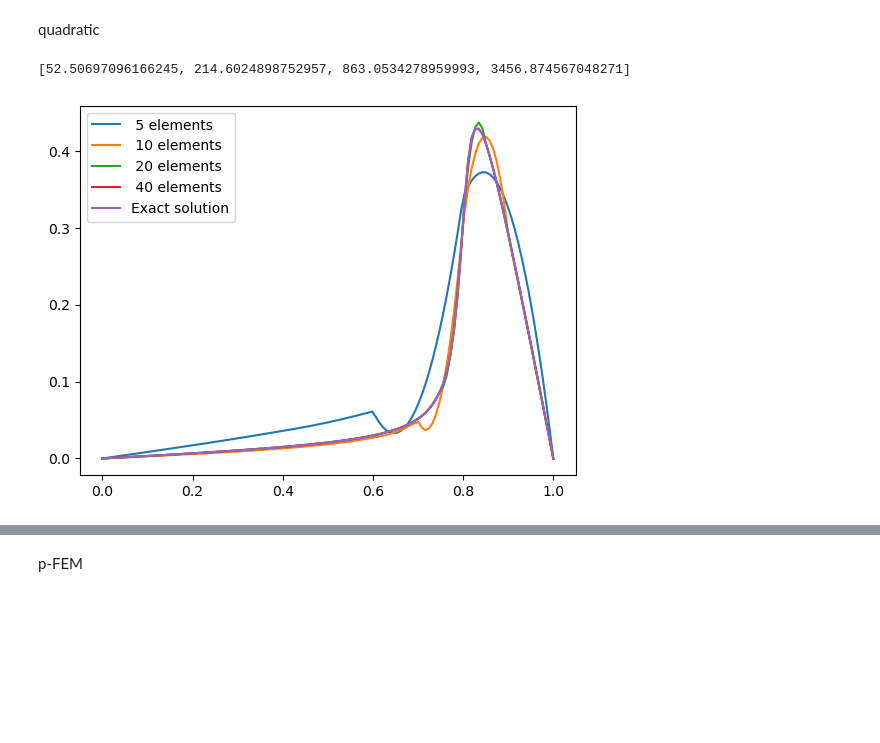
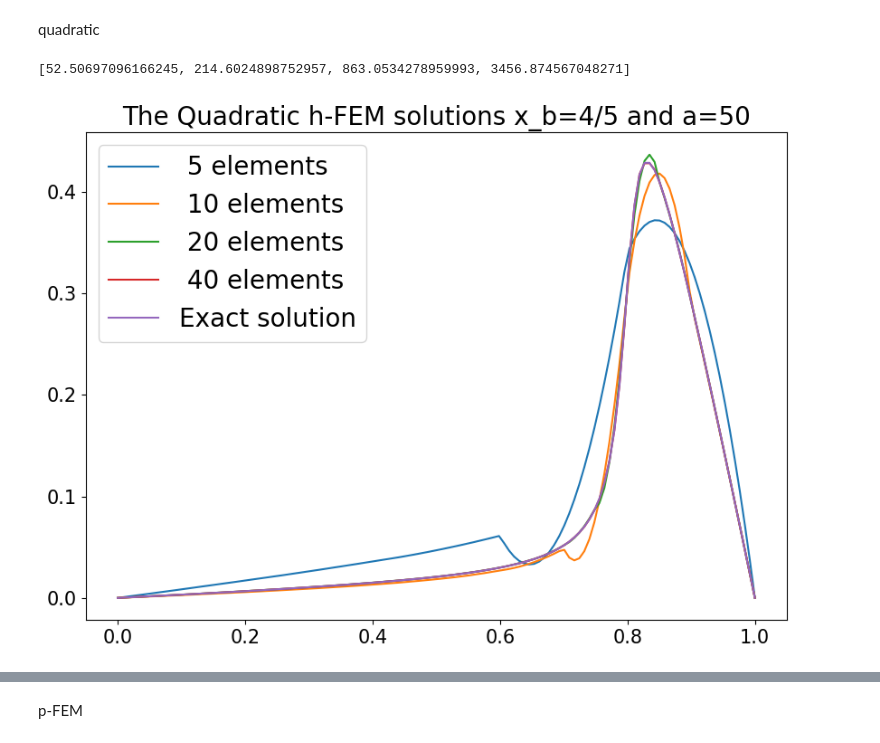
Before and after one commit to Xiaosen9807/Advanced-Finite-Element-Methods, a Jupyter notebook: FEM_1D/main_1d.ipynb, the cells around one changed output, grey strips where cells are left out. Saved outputs shown, nothing was run; the diff lists cells and outputs as text; code cells hidden in the pictures; blank space fills up the shorter version.

```diff
--- a/FEM_1D/main_1d.ipynb
+++ b/FEM_1D/main_1d.ipynb
@@ -281,36 +465,40 @@ if a == 50:
     U_init = 1.585854059271320
 elif a == 0.5:
     U_init = 0.03559183822564316
 exact_func = exact_fn(a = a, xb=xb)
 rhs_func = rhs_fn(a=a, xb=xb)
 BCs = (exact_func(domain[0]), exact_func(domain[-1]))
 
 error_list_q = []
 DOFs_q = []
 solution_q = []
 cont_K_list_q = []
 for num_elems in num_elems_list:
 
     U_q, phi_phip_q, uh_q, cont_K_q = FEM_1D(shape_class = quadratic,num_elems = num_elems, domain = domain,rhs_func = rhs_func,exact_func=exact_func, BCs = BCs, verbose = False)
     energy_fem_q = cal_energy(U_q, phi_phip_q)
     error_q = np.sqrt(abs(energy_fem_q-U_init)/U_init)
     DOFs_q.append(len(U_q))
     error_list_q.append(error_q)
     solution_q.append(uh_q)
     cont_K_list_q.append(cont_K_q)
-
+plt.figure(figsize=(10, 7))
 x_data = np.linspace(domain[0], domain[1], 128)
 for idx in range(len(solution_q)):
     # mesh_q = np.linspace(domain[0], domain[1], num_elems_list[idx]+1)
     mesh_q = np.linspace(domain[0], domain[1], 128)
     plt.plot(mesh_q, solution_q[idx](mesh_q), label=' {} elements'.format(num_elems_list[idx]))
 
 plt.plot(x_data, exact_func(x_data), label='Exact solution')
-plt.legend()
+plt.legend(fontsize=fontsize)
+plt.title('The Quadratic h-FEM solutions x_b=4/5 and a=50', fontsize=fontsize)
+plt.xticks(fontsize = 0.75*fontsize)
+plt.yticks(fontsize = 0.75*fontsize)
+plt.savefig('/Users/xusenqin/Desktop/Advanced-Finite-Element-Methods/FEM_2D/images/Q1/Q1_4.png')
 print(cont_K_list_q)
 # %% [output]
 [52.50697096166245, 214.6024898752957, 863.0534278959993, 3456.874567048271]
-[figure, old version]
+[figure, new version]
 # %%
 
 truncate = 0
```
Also changed, not shown: parts of 15 cells of this notebook, 56 other files.
